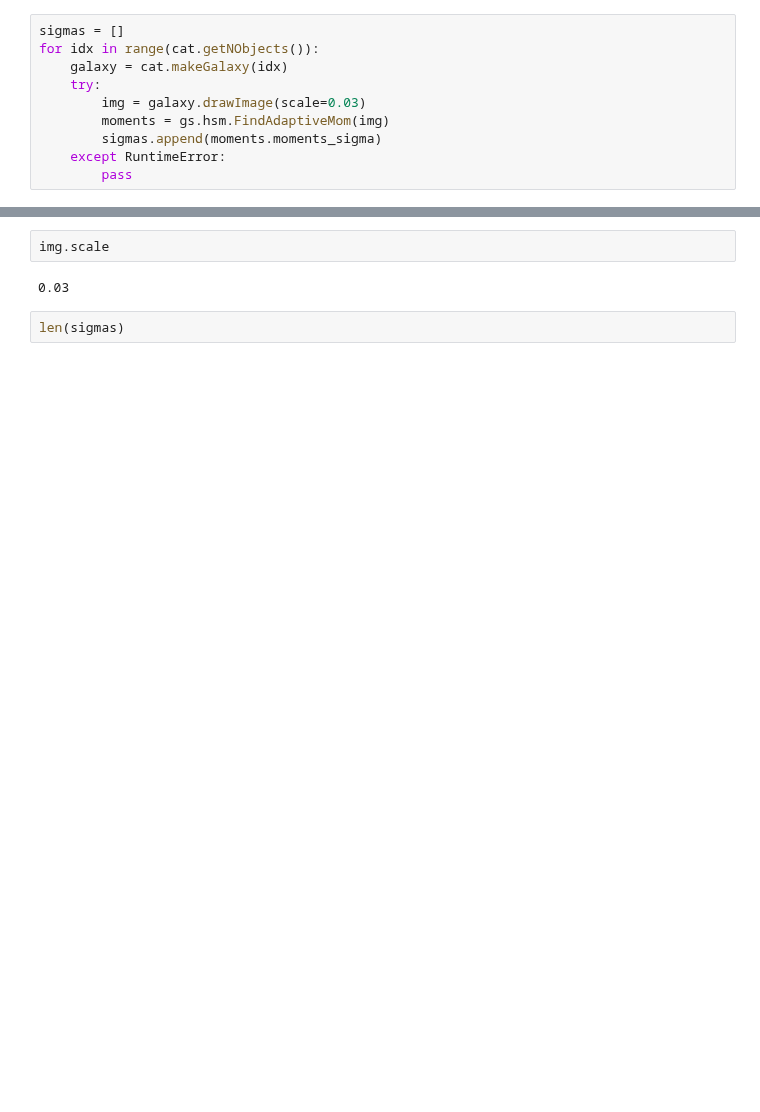
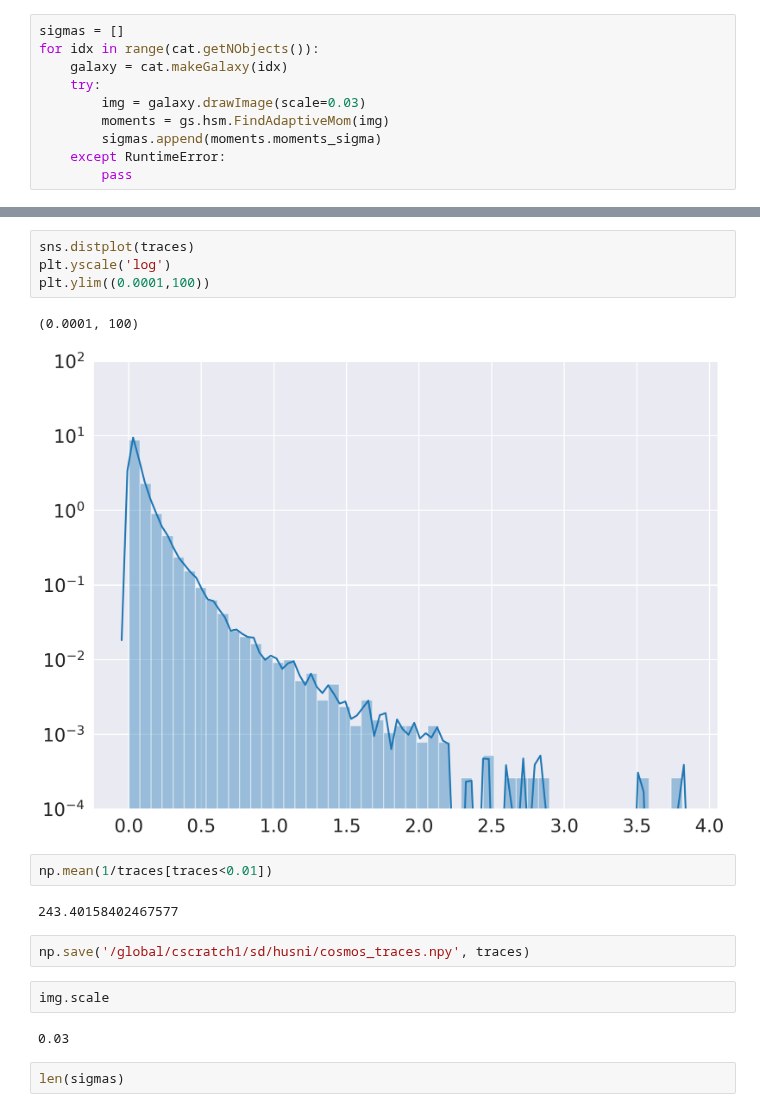
Before and after one commit to hsnee/lsstpsf, a Jupyter notebook: GalSize.ipynb, the cells around one changed output, grey strips where cells are left out. Cells and saved outputs as stored; diff of their text form; blank space fills up the shorter version.

```diff
--- a/GalSize.ipynb
+++ b/GalSize.ipynb
@@ -29,3 +51,16 @@ for idx in range(cat.getNObjects()):
+# %%
+sns.distplot(traces)
+plt.yscale('log')
+plt.ylim((0.0001,100))
+# %% [output]
+(0.0001, 100)
+[figure, added]
+# %%
+np.mean(1/traces[traces<0.01])
+# %% [output]
+243.40158402467577
+# %%
+np.save('/global/cscratch1/sd/husni/cosmos_traces.npy', traces)
 # %%
 img.scale
 # %% [output]
```
Also changed, not shown: parts of 35 cells of this notebook.
